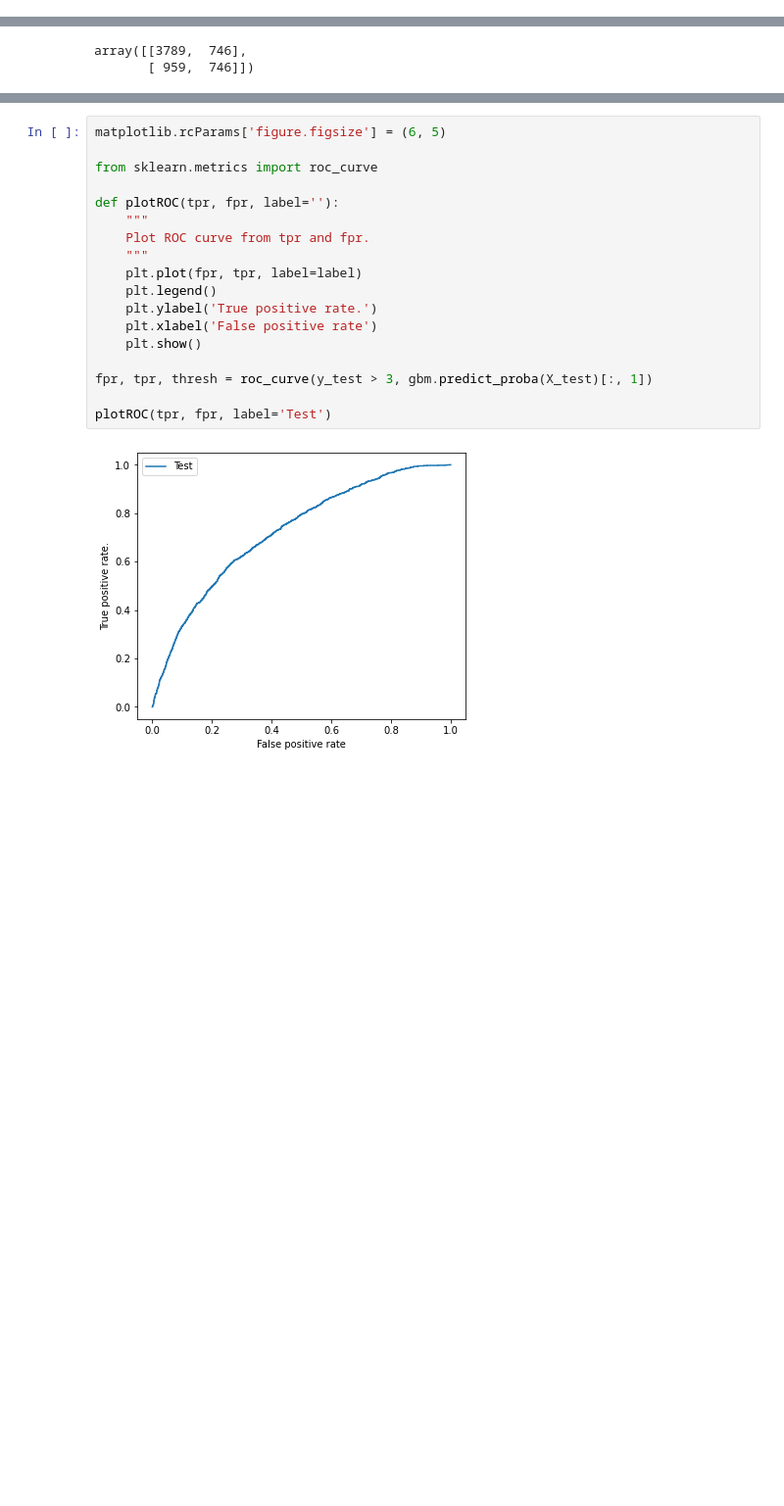
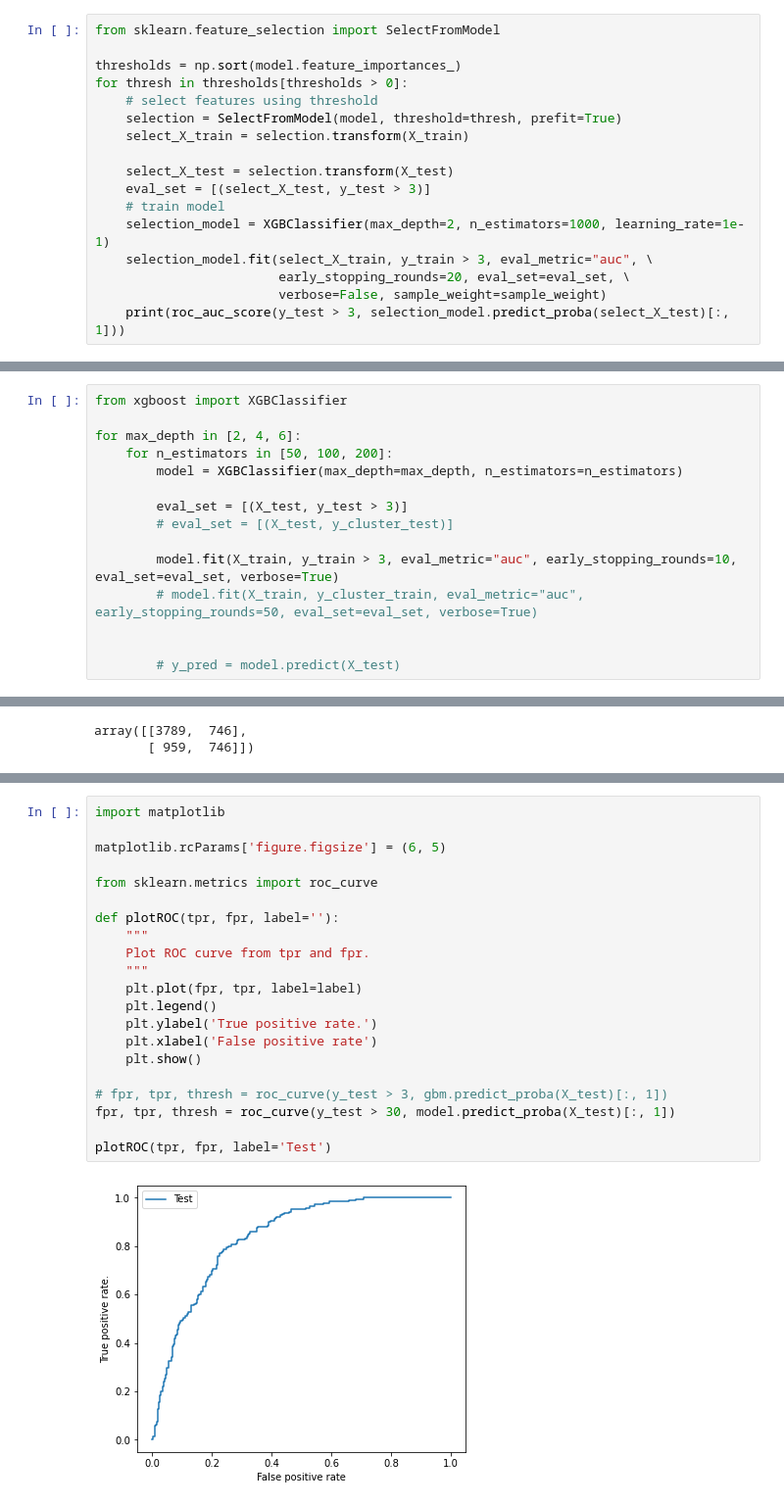
Before and after one commit to norrisjamie23/forecasting-epileptic-discharges, a Jupyter notebook: lightGBM.ipynb, the cells around one changed output, grey strips where cells are left out. Shown at 98% size. Saved outputs shown, nothing was run; the diff lists cells and outputs as text; blank space fills up the shorter version.

```diff
--- a/lightGBM.ipynb
+++ b/lightGBM.ipynb
@@ -23,0 +235,17 @@ y_test = np.load('XGB/y_test.npy')
+# %%
+from sklearn.feature_selection import SelectFromModel
+
+thresholds = np.sort(model.feature_importances_)
+for thresh in thresholds[thresholds > 0]:
+    # select features using threshold
+    selection = SelectFromModel(model, threshold=thresh, prefit=True)
+    select_X_train = selection.transform(X_train)
+
+    select_X_test = selection.transform(X_test)
+    eval_set = [(select_X_test, y_test > 3)]
+    # train model
+    selection_model = XGBClassifier(max_depth=2, n_estimators=1000, learning_rate=1e-1)
+    selection_model.fit(select_X_train, y_train > 3, eval_metric="auc", \
+                        early_stopping_rounds=20, eval_set=eval_set, \
+                        verbose=False, sample_weight=sample_weight)
+    print(roc_auc_score(y_test > 3, selection_model.predict_proba(select_X_test)[:, 1]))
@@ -23,0 +266,15 @@ y_test = np.load('XGB/y_test.npy')
+# %%
+from xgboost import XGBClassifier
+
+for max_depth in [2, 4, 6]:
+    for n_estimators in [50, 100, 200]:
+        model = XGBClassifier(max_depth=max_depth, n_estimators=n_estimators)
+
+        eval_set = [(X_test, y_test > 3)]
+        # eval_set = [(X_test, y_cluster_test)]
+
+        model.fit(X_train, y_train > 3, eval_metric="auc", early_stopping_rounds=10, eval_set=eval_set, verbose=True)
+        # model.fit(X_train, y_cluster_train, eval_metric="auc", early_stopping_rounds=50, eval_set=eval_set, verbose=True)
+
+
+        # y_pred = model.predict(X_test)
@@ -193,23 +468,26 @@ plt.bar(range(len(gbm.feature_importances_)), gbm.feature_importances_)
 # %%
+import matplotlib
+
 matplotlib.rcParams['figure.figsize'] = (6, 5)
 
 from sklearn.metrics import roc_curve
 
 def plotROC(tpr, fpr, label=''):
     """
     Plot ROC curve from tpr and fpr.
     """
     plt.plot(fpr, tpr, label=label)
     plt.legend()
     plt.ylabel('True positive rate.')
     plt.xlabel('False positive rate')
     plt.show()
 
-fpr, tpr, thresh = roc_curve(y_test > 3, gbm.predict_proba(X_test)[:, 1])
+# fpr, tpr, thresh = roc_curve(y_test > 3, gbm.predict_proba(X_test)[:, 1])
+fpr, tpr, thresh = roc_curve(y_test > 30, model.predict_proba(X_test)[:, 1])
 
 plotROC(tpr, fpr, label='Test')
 # %% [output]
-[figure, old version]
+[figure, new version]
 # %%
 from sklearn.metrics import roc_auc_score
 
```
Also changed, not shown: parts of 28 cells of this notebook.
